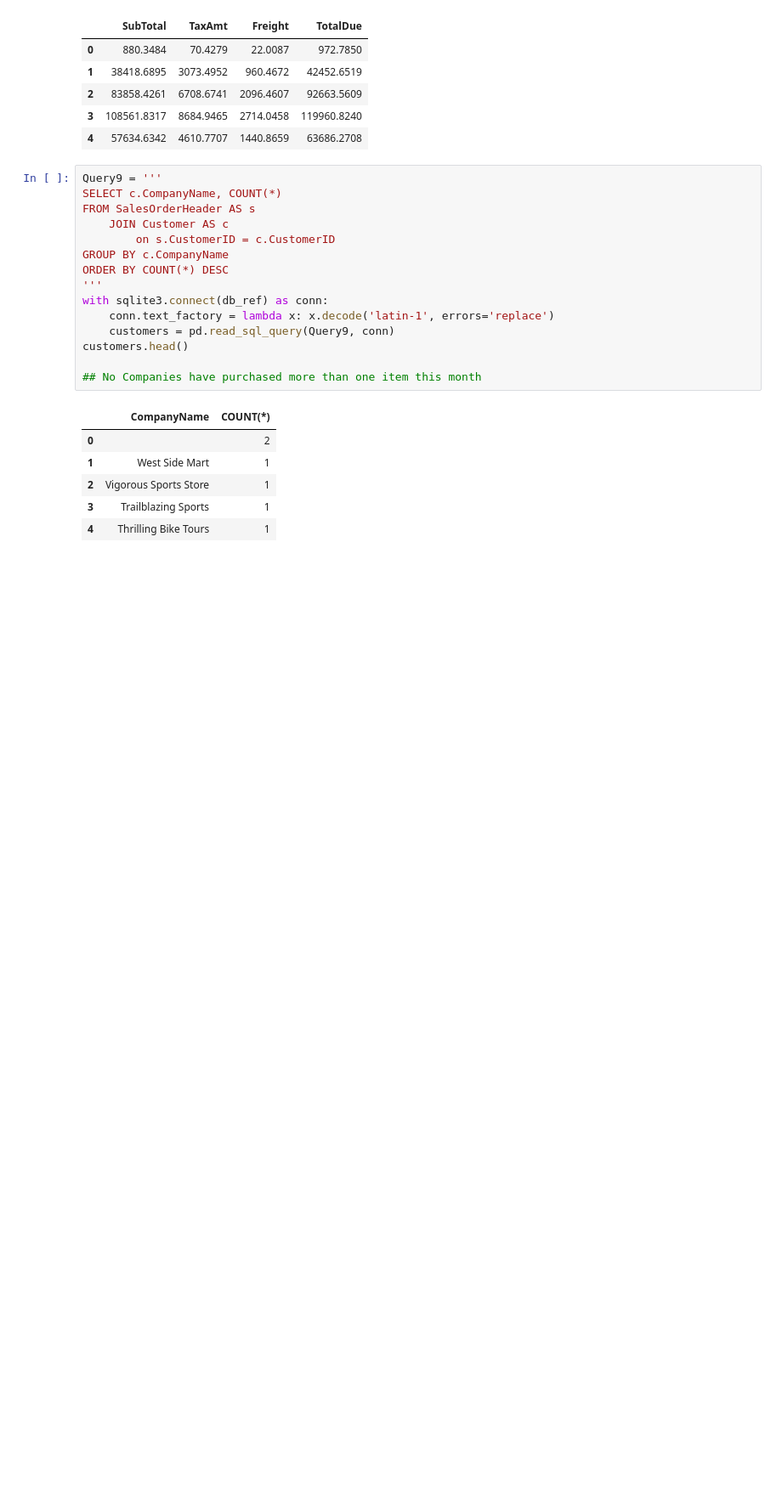
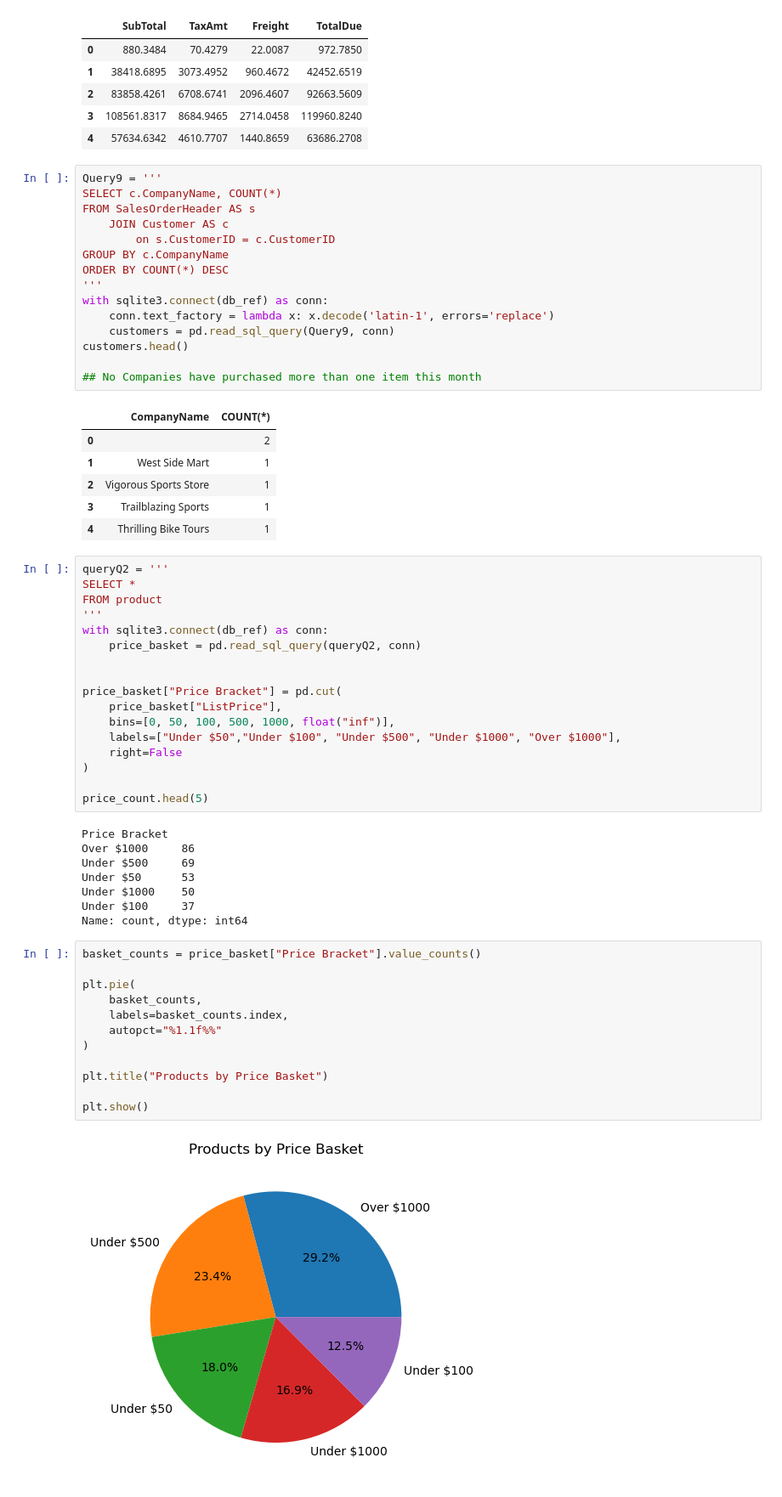
Before and after one commit to S-Shockley/SQLCaseStudy, a Jupyter notebook: project.ipynb, the cells around one changed output. Shown at 85% size. Saved outputs shown, nothing was run; the diff lists cells and outputs as text; blank space fills up the shorter version.

```diff
--- a/project.ipynb
+++ b/project.ipynb
@@ -326,3 +328,42 @@ customers.head()
 | 2 | Vigorous Sports Store | 1 |
 | 3 | Trailblazing Sports | 1 |
 | 4 | Thrilling Bike Tours | 1 |
+# %%
+queryQ2 = '''
+SELECT *
+FROM product
+'''
+with sqlite3.connect(db_ref) as conn:
+    price_basket = pd.read_sql_query(queryQ2, conn)
+
+
+price_basket["Price Bracket"] = pd.cut(
+    price_basket["ListPrice"],
+    bins=[0, 50, 100, 500, 1000, float("inf")],
+    labels=["Under $50","Under $100", "Under $500", "Under $1000", "Over $1000"],
+    right=False
+)
+
+price_count.head(5)
+# %% [output]
+Price Bracket
+Over $1000     86
+Under $500     69
+Under $50      53
+Under $1000    50
+Under $100     37
+Name: count, dtype: int64
+# %%
+basket_counts = price_basket["Price Bracket"].value_counts()
+
+plt.pie(
+    basket_counts,
+    labels=basket_counts.index,
+    autopct="%1.1f%%"
+)
+
+plt.title("Products by Price Basket")
+
+plt.show()
+# %% [output]
+[figure, added]
```
Also changed, not shown: parts of 7 cells of this notebook.
